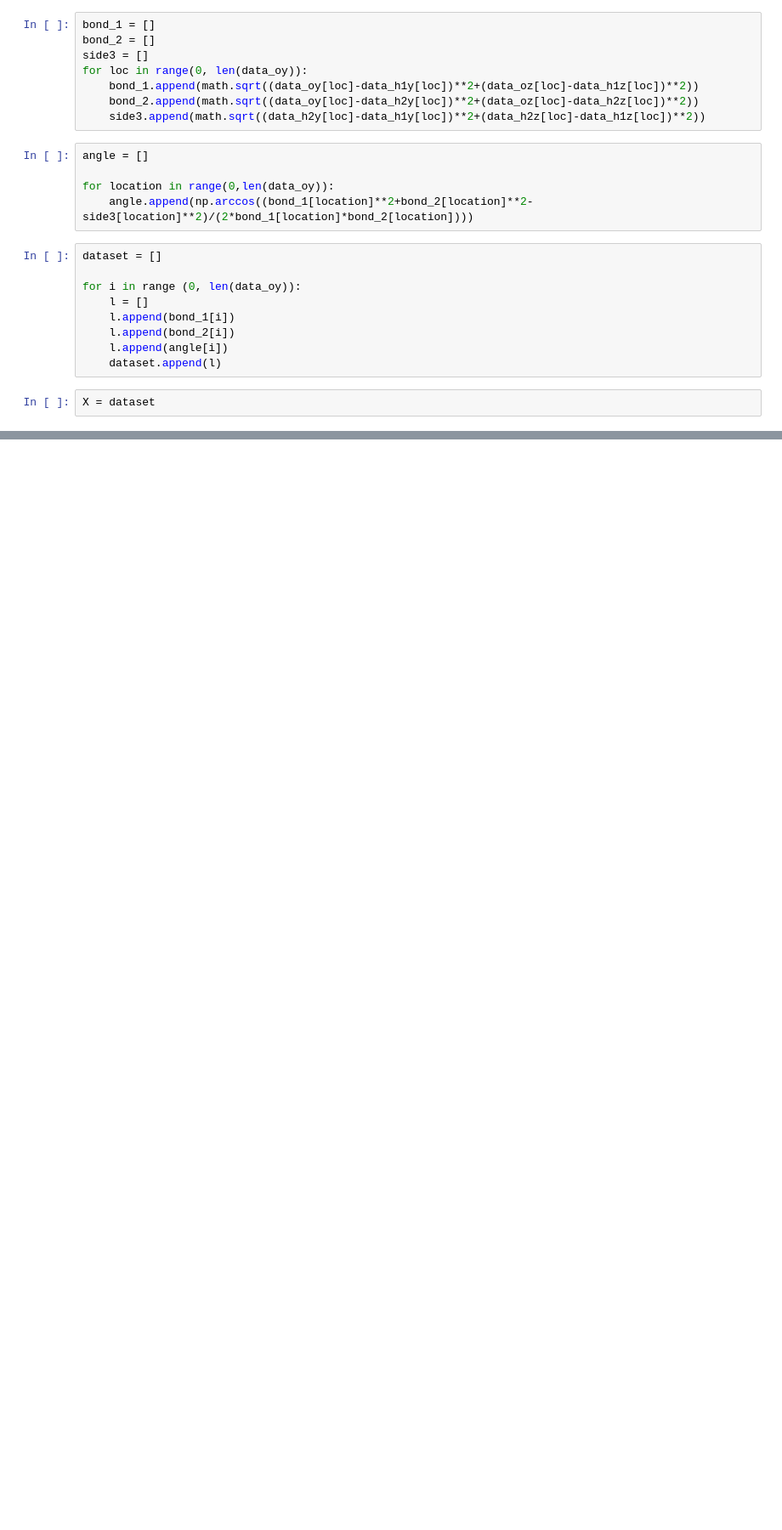
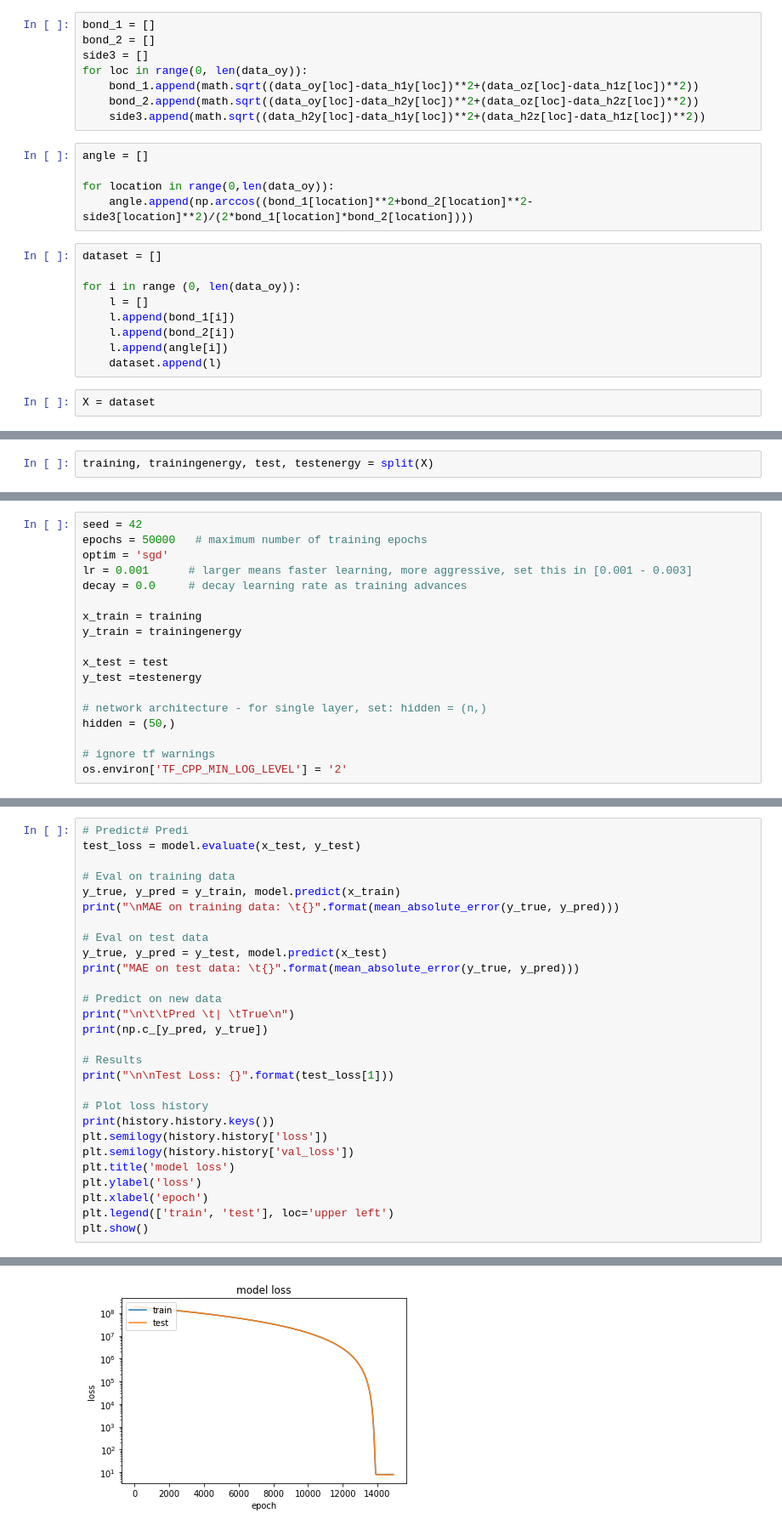
Before and after one commit to simonbatzner/RSI, a Jupyter notebook: RSI 2018-Yatin Chandar.ipynb, the cells around one changed output, grey strips where cells are left out. Shown: that part at 85% size. Saved outputs shown, nothing was run; the diff lists cells and outputs as text; blank space fills up the shorter version.

```diff
--- a/RSI 2018-Yatin Chandar.ipynb
+++ b/RSI 2018-Yatin Chandar.ipynb
@@ -192,0 +214,2 @@ def split(X):
+# %%
+training, trainingenergy, test, testenergy = split(X)
@@ -231,0 +271,18 @@ error_det(testenergy, target_pred)
+# %%
+seed = 42
+epochs = 50000   # maximum number of training epochs
+optim = 'sgd'
+lr = 0.001      # larger means faster learning, more aggressive, set this in [0.001 - 0.003]
+decay = 0.0     # decay learning rate as training advances
+
+x_train = training
+y_train = trainingenergy
+
+x_test = test
+y_test =testenergy
+
+# network architecture - for single layer, set: hidden = (n,)
+hidden = (50,)
+
+# ignore tf warnings
+os.environ['TF_CPP_MIN_LOG_LEVEL'] = '2'
@@ -231,0 +374,29 @@ error_det(testenergy, target_pred)
+# %%
+# Predict# Predi
+test_loss = model.evaluate(x_test, y_test)
+
+# Eval on training data
+y_true, y_pred = y_train, model.predict(x_train)
+print("\nMAE on training data: \t{}".format(mean_absolute_error(y_true, y_pred)))
+
+# Eval on test data
+y_true, y_pred = y_test, model.predict(x_test)
+print("MAE on test data: \t{}".format(mean_absolute_error(y_true, y_pred)))
+
+# Predict on new data
+print("\n\t\tPred \t| \tTrue\n")
+print(np.c_[y_pred, y_true])
+
+# Results
+print("\n\nTest Loss: {}".format(test_loss[1]))
+
+# Plot loss history
+print(history.history.keys())
+plt.semilogy(history.history['loss'])
+plt.semilogy(history.history['val_loss'])
+plt.title('model loss')
+plt.ylabel('loss')
+plt.xlabel('epoch')
+plt.legend(['train', 'test'], loc='upper left')
+plt.show()
+# %% [output]
@@ -231,0 +420 @@ error_det(testenergy, target_pred)
+[figure, added]
```
Also changed, not shown: parts of 34 cells of this notebook.
